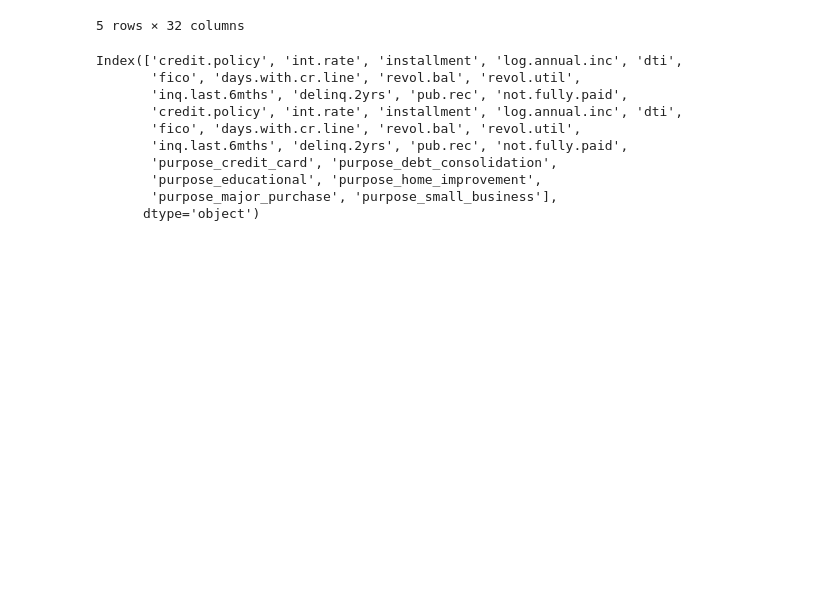
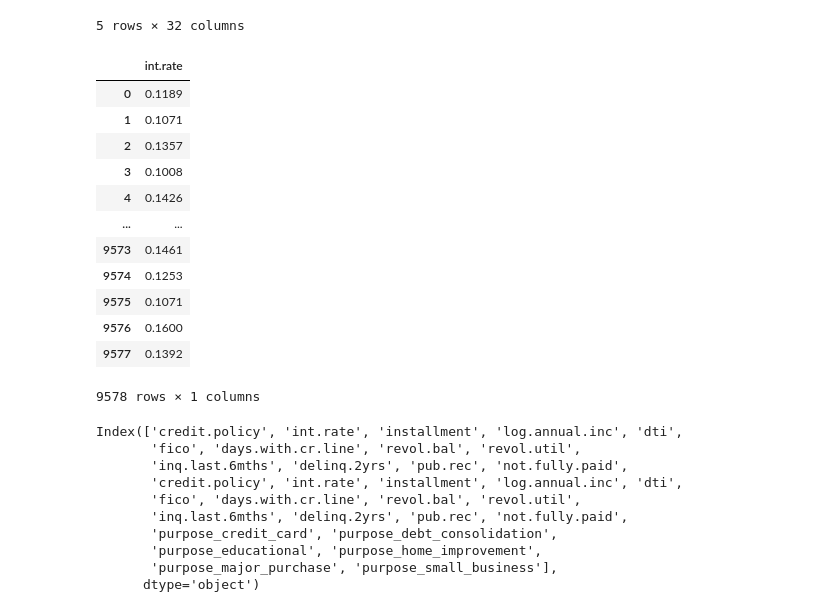
Before and after one commit to sealuwee/MATH372Final, a Jupyter notebook: scratch paper.ipynb, the cells around one changed output. Drawn from its saved outputs; the diff is of its cells as text; code cells hidden in the pictures; blank space fills up the shorter version.

```diff
--- a/scratch paper.ipynb
+++ b/scratch paper.ipynb
@@ -93,6 +101,24 @@ df.head()
 | 3 | 1 | 0.1008 | 162.34 | 11.350407 | 8.10 | 712 | 2699.958333 | 33667 | ... |
 | 4 | 1 | 0.1426 | 102.92 | 11.299732 | 14.97 | 667 | 4066.000000 | 4740 | ... |
 5 rows × 32 columns
+# %%
+g = df['int.rate']
+g= g.loc[:,~g.columns.duplicated()]
+g
+# %% [output]
+|  | int.rate |
+| 0 | 0.1189 |
+| 1 | 0.1071 |
+| 2 | 0.1357 |
+| 3 | 0.1008 |
+| 4 | 0.1426 |
+| ... | ... |
+| 9573 | 0.1461 |
+| 9574 | 0.1253 |
+| 9575 | 0.1071 |
+| 9576 | 0.1600 |
+| 9577 | 0.1392 |
+9578 rows × 1 columns
 # %%
 df.columns
 # so get_dummies has turned the categorical variable purpose into many one hot encoded vectors
```
Also changed, not shown: parts of 3 cells of this notebook, 1 other file.
